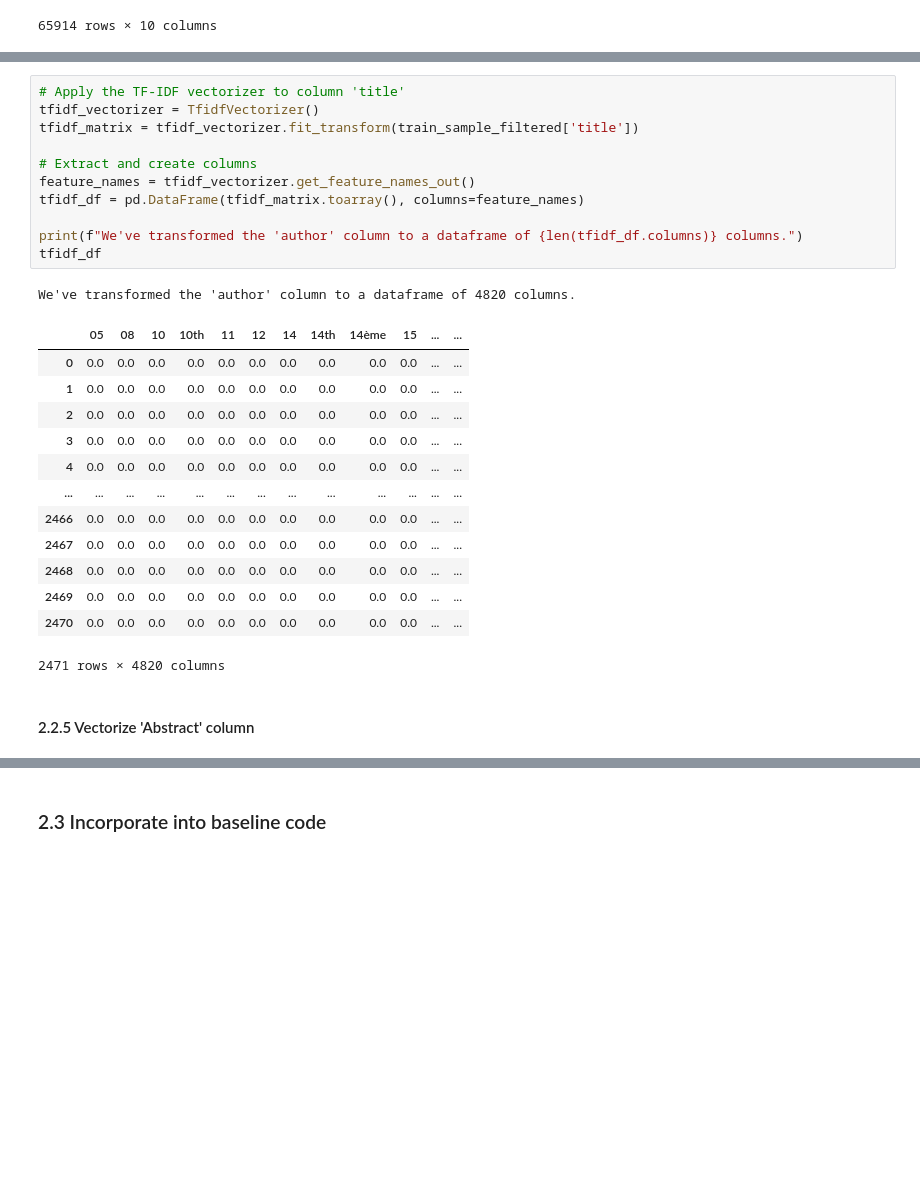
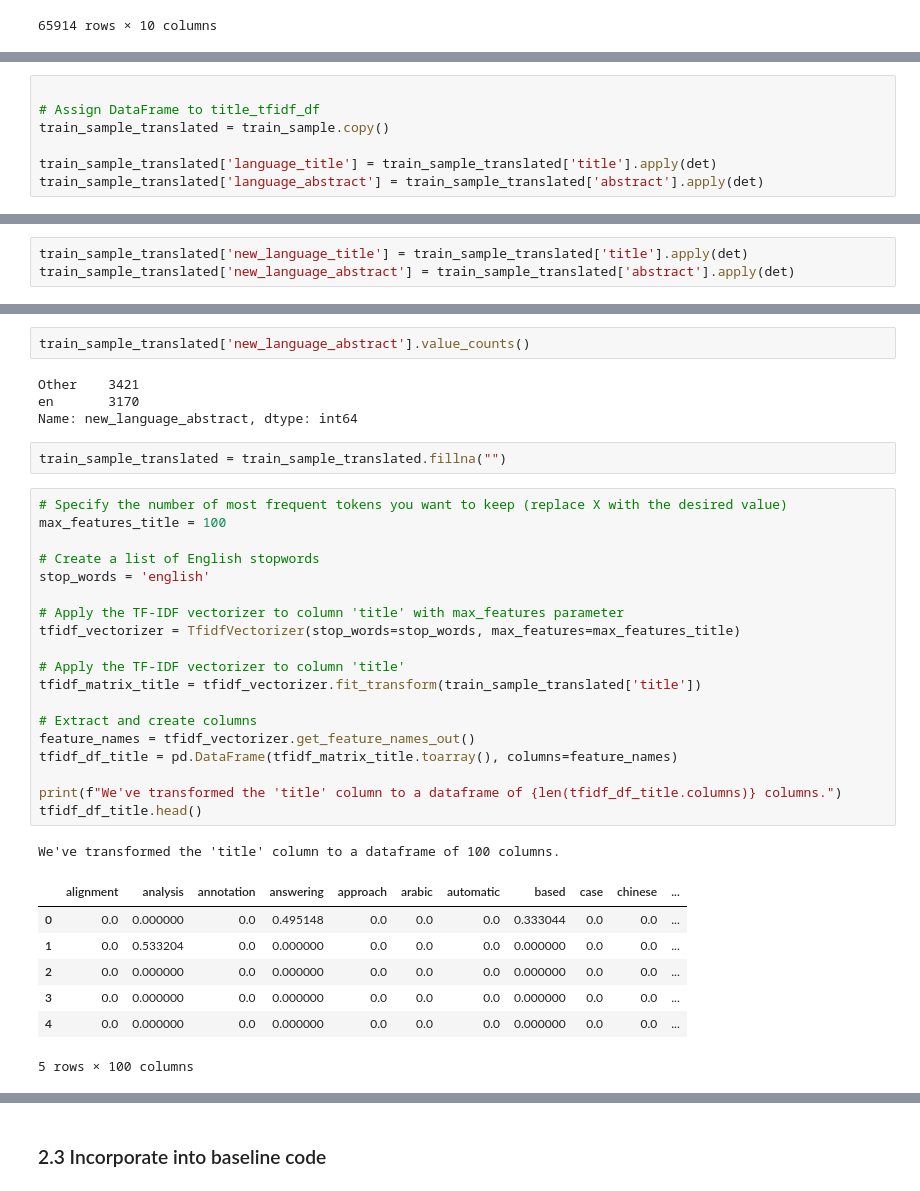
Before and after one commit to larshanen/MLChallenge, a Jupyter notebook: notebooks/Main experiment/Experiments.ipynb, the cells around one changed output, grey strips where cells are left out. Cells and saved outputs as stored; diff of their text form; blank space fills up the shorter version.

Commit message:
Add title and abstract feature engineering

```diff
--- a/notebooks/Main experiment/Experiments.ipynb
+++ b/notebooks/Main experiment/Experiments.ipynb
@@ -418,0 +346,7 @@ Name: translated_language, dtype: int64
+# %%
+
+# Assign DataFrame to title_tfidf_df
+train_sample_translated = train_sample.copy()
+
+train_sample_translated['language_title'] = train_sample_translated['title'].apply(det)
+train_sample_translated['language_abstract'] = train_sample_translated['abstract'].apply(det)
@@ -418,0 +396,3 @@ Name: translated_language, dtype: int64
+# %%
+train_sample_translated['new_language_title'] = train_sample_translated['title'].apply(det)
+train_sample_translated['new_language_abstract'] = train_sample_translated['abstract'].apply(det)
@@ -419,28 +419,36 @@ Name: translated_language, dtype: int64
+# %%
+train_sample_translated['new_language_abstract'].value_counts()
+# %% [output]
+Other    3421
+en       3170
+Name: new_language_abstract, dtype: int64
+# %%
+train_sample_translated = train_sample_translated.fillna("")
 # %%
+# Specify the number of most frequent tokens you want to keep (replace X with the desired value)
+max_features_title = 100
+
+# Create a list of English stopwords
+stop_words = 'english'
+
+# Apply the TF-IDF vectorizer to column 'title' with max_features parameter
+tfidf_vectorizer = TfidfVectorizer(stop_words=stop_words, max_features=max_features_title)
+
 # Apply the TF-IDF vectorizer to column 'title'
-tfidf_vectorizer = TfidfVectorizer()
-tfidf_matrix = tfidf_vectorizer.fit_transform(train_sample_filtered['title'])
+tfidf_matrix_title = tfidf_vectorizer.fit_transform(train_sample_translated['title'])
 
 # Extract and create columns
 feature_names = tfidf_vectorizer.get_feature_names_out()
-tfidf_df = pd.DataFrame(tfidf_matrix.toarray(), columns=feature_names)
+tfidf_df_title = pd.DataFrame(tfidf_matrix_title.toarray(), columns=feature_names)
 
-print(f"We've transformed the 'author' column to a dataframe of {len(tfidf_df.columns)} columns.")
-tfidf_df
+print(f"We've transformed the 'title' column to a dataframe of {len(tfidf_df_title.columns)} columns.")
+tfidf_df_title.head()
 # %% [output]
-We've transformed the 'author' column to a dataframe of 4820 columns.
+We've transformed the 'title' column to a dataframe of 100 columns.
-|  | 05 | 08 | 10 | 10th | 11 | 12 | 14 | 14th | 14ème | 15 | ... | ... |
-| 0 | 0.0 | 0.0 | 0.0 | 0.0 | 0.0 | 0.0 | 0.0 | 0.0 | 0.0 | 0.0 | ... | ... |
-| 1 | 0.0 | 0.0 | 0.0 | 0.0 | 0.0 | 0.0 | 0.0 | 0.0 | 0.0 | 0.0 | ... | ... |
-| 2 | 0.0 | 0.0 | 0.0 | 0.0 | 0.0 | 0.0 | 0.0 | 0.0 | 0.0 | 0.0 | ... | ... |
-| 3 | 0.0 | 0.0 | 0.0 | 0.0 | 0.0 | 0.0 | 0.0 | 0.0 | 0.0 | 0.0 | ... | ... |
-| 4 | 0.0 | 0.0 | 0.0 | 0.0 | 0.0 | 0.0 | 0.0 | 0.0 | 0.0 | 0.0 | ... | ... |
-| ... | ... | ... | ... | ... | ... | ... | ... | ... | ... | ... | ... | ... |
-| 2466 | 0.0 | 0.0 | 0.0 | 0.0 | 0.0 | 0.0 | 0.0 | 0.0 | 0.0 | 0.0 | ... | ... |
-| 2467 | 0.0 | 0.0 | 0.0 | 0.0 | 0.0 | 0.0 | 0.0 | 0.0 | 0.0 | 0.0 | ... | ... |
-| 2468 | 0.0 | 0.0 | 0.0 | 0.0 | 0.0 | 0.0 | 0.0 | 0.0 | 0.0 | 0.0 | ... | ... |
-| 2469 | 0.0 | 0.0 | 0.0 | 0.0 | 0.0 | 0.0 | 0.0 | 0.0 | 0.0 | 0.0 | ... | ... |
-| 2470 | 0.0 | 0.0 | 0.0 | 0.0 | 0.0 | 0.0 | 0.0 | 0.0 | 0.0 | 0.0 | ... | ... |
+|  | alignment | analysis | annotation | answering | approach | arabic | automatic | based | case | chinese | ... |
+| 0 | 0.0 | 0.000000 | 0.0 | 0.495148 | 0.0 | 0.0 | 0.0 | 0.333044 | 0.0 | 0.0 | ... |
+| 1 | 0.0 | 0.533204 | 0.0 | 0.000000 | 0.0 | 0.0 | 0.0 | 0.000000 | 0.0 | 0.0 | ... |
+| 2 | 0.0 | 0.000000 | 0.0 | 0.000000 | 0.0 | 0.0 | 0.0 | 0.000000 | 0.0 | 0.0 | ... |
+| 3 | 0.0 | 0.000000 | 0.0 | 0.000000 | 0.0 | 0.0 | 0.0 | 0.000000 | 0.0 | 0.0 | ... |
+| 4 | 0.0 | 0.000000 | 0.0 | 0.000000 | 0.0 | 0.0 | 0.0 | 0.000000 | 0.0 | 0.0 | ... |
-2471 rows × 4820 columns
+5 rows × 100 columns
-# %% [markdown]
-#### 2.2.5 Vectorize 'Abstract' column
```
Also changed, not shown: parts of 18 cells of this notebook.
